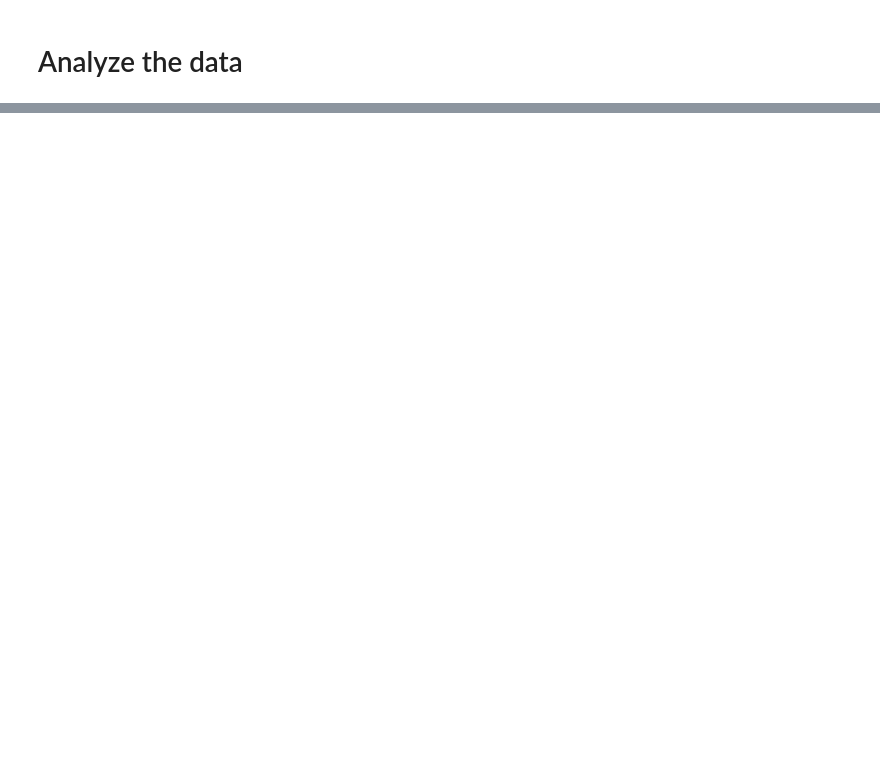
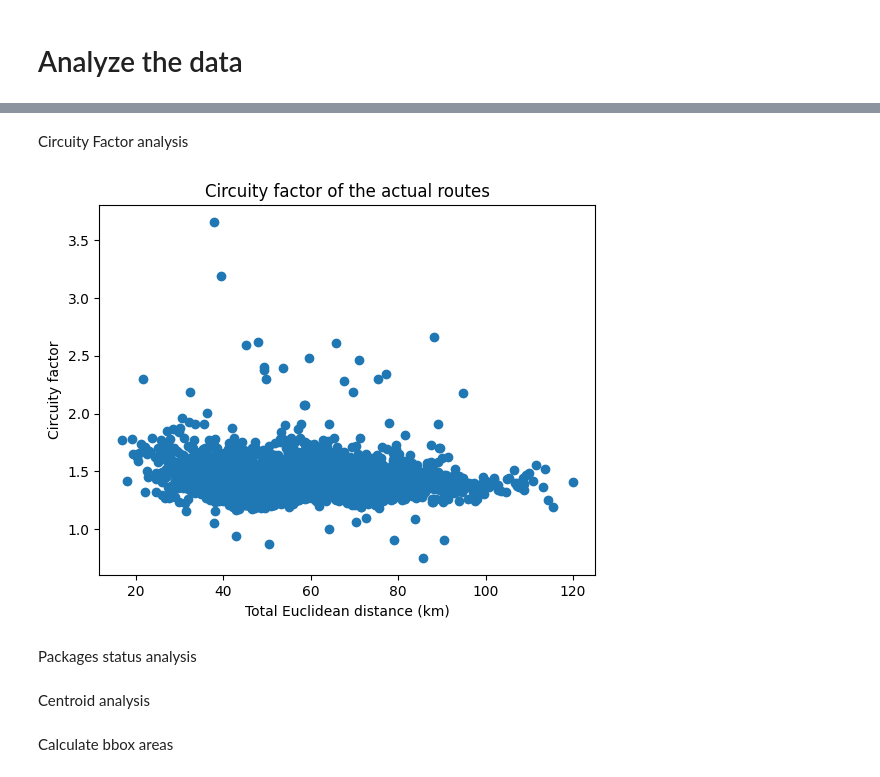
Before and after one commit to Gui-FernandesBR/Last-Mile-Routing-Analyzer, a Jupyter notebook: notebooks/lmr_analyzer/lmr_analyzer_example.ipynb, the cells around one changed output, grey strips where cells are left out. Drawn from its saved outputs; the diff is of its cells as text; code cells hidden in the pictures; blank space fills up the shorter version.

```diff
--- a/notebooks/lmr_analyzer/lmr_analyzer_example.ipynb
+++ b/notebooks/lmr_analyzer/lmr_analyzer_example.ipynb
@@ -221,0 +153,2 @@ master_pd.to_csv("master_pd_los_angeles_v1.csv")
+# %% [markdown]
+Circuity Factor analysis
@@ -222,2 +161,6 @@ master_pd.to_csv("master_pd_los_angeles_v1.csv")
 # %%
-los_angeles.analyze()
+los_angeles.plot_circuity_factor()
+# %% [output]
+[figure, added]
+# %% [markdown]
+Packages status analysis
@@ -223,0 +169,2 @@ los_angeles.analyze()
+# %% [markdown]
+Centroid analysis
@@ -223,0 +173,2 @@ los_angeles.analyze()
+# %% [markdown]
+Calculate bbox areas
```
Also changed, not shown: parts of 21 cells of this notebook.
